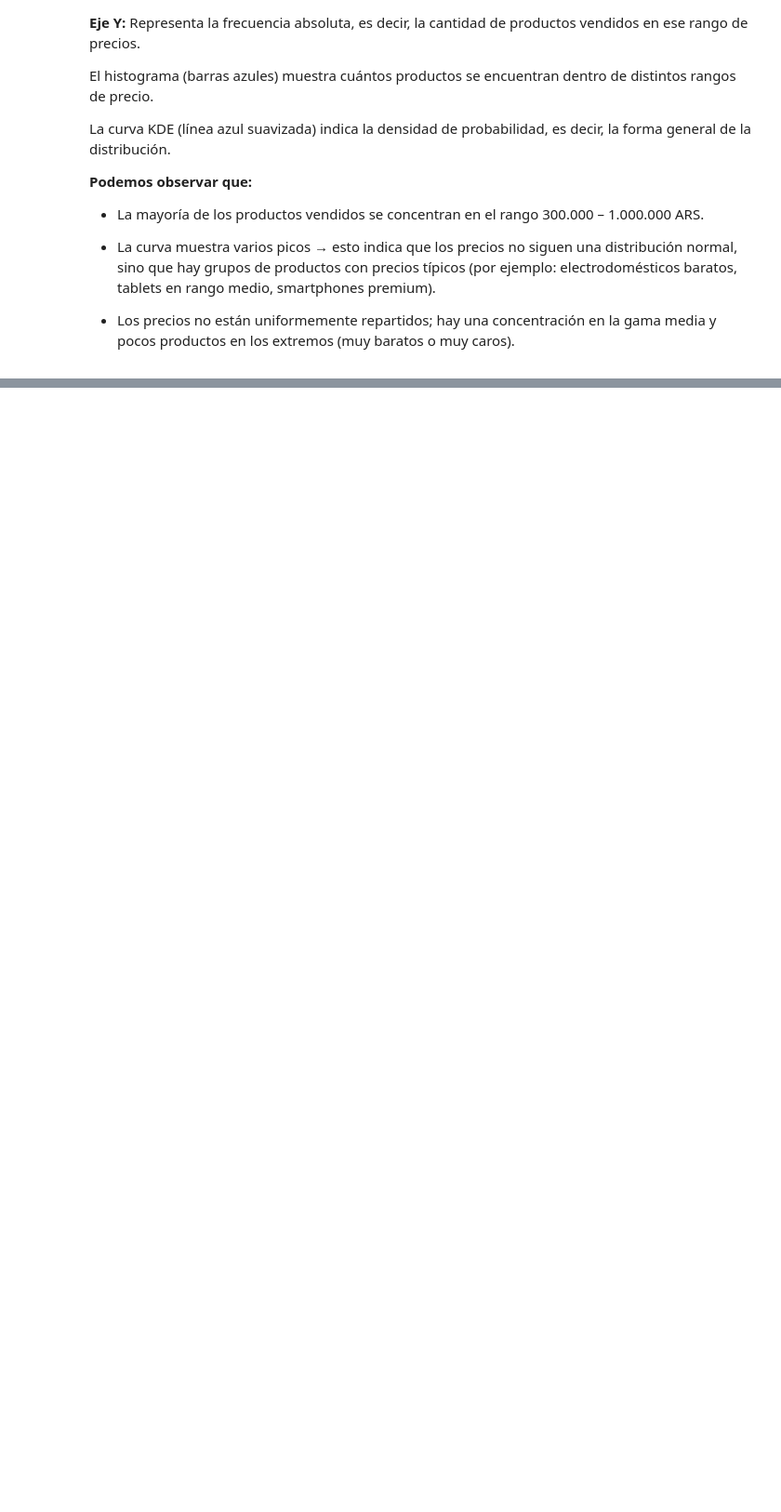
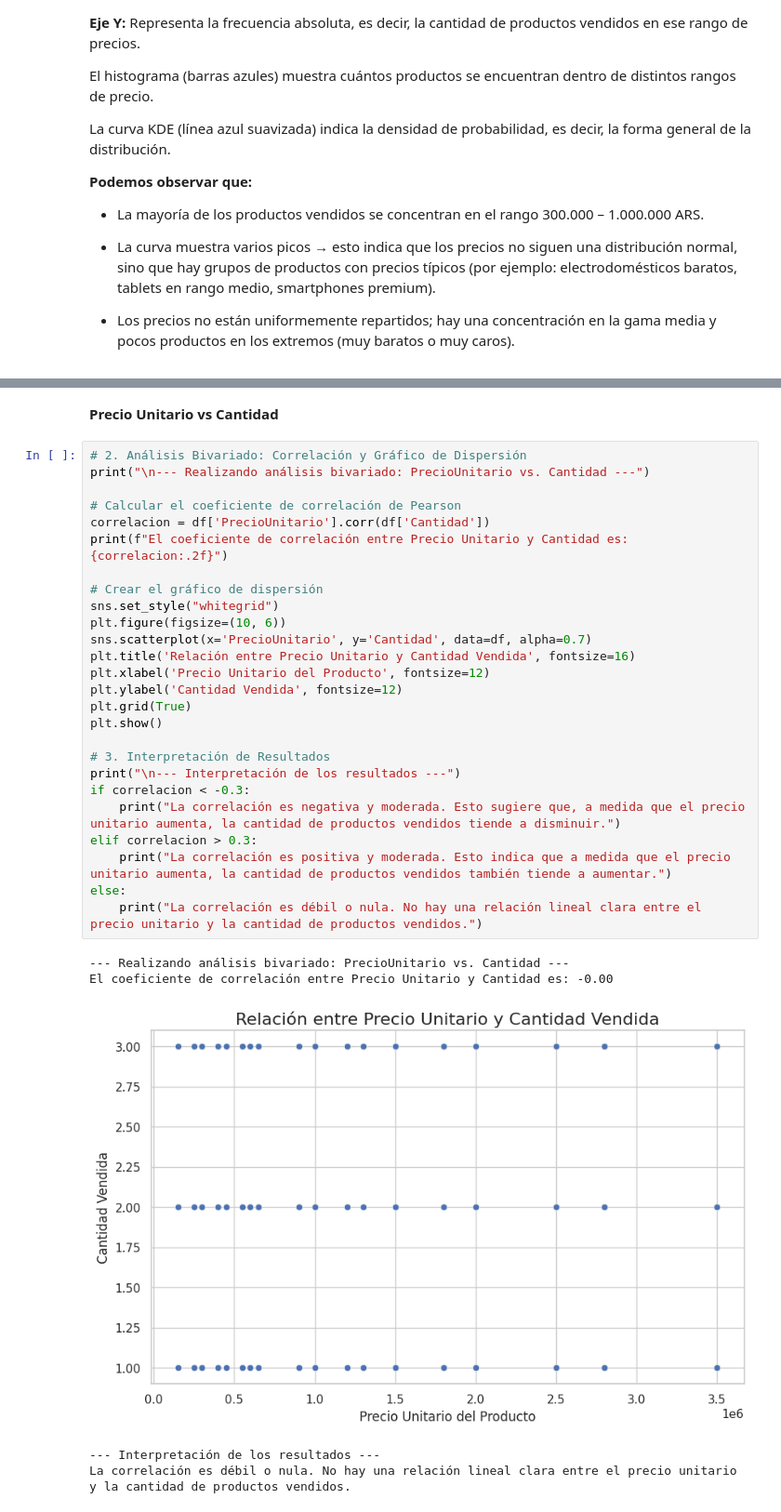
Before and after one commit to andresmd81/DataScience, a Jupyter notebook: ProyectoDS_Parte1_DiazAndres.ipynb, the cells around one changed output, grey strips where cells are left out. Shown: that part at 93% size. Drawn from its saved outputs; the diff is of its cells as text; blank space fills up the shorter version.

```diff
--- a/ProyectoDS_Parte1_DiazAndres.ipynb
+++ b/ProyectoDS_Parte1_DiazAndres.ipynb
@@ -129,0 +156,34 @@ La curva KDE (línea azul suavizada) indica la densidad de probabilidad, es deci
+# %% [markdown]
+**Precio Unitario vs Cantidad**
+# %%
+# 2. Análisis Bivariado: Correlación y Gráfico de Dispersión
+print("\n--- Realizando análisis bivariado: PrecioUnitario vs. Cantidad ---")
+
+# Calcular el coeficiente de correlación de Pearson
+correlacion = df['PrecioUnitario'].corr(df['Cantidad'])
+print(f"El coeficiente de correlación entre Precio Unitario y Cantidad es: {correlacion:.2f}")
+
+# Crear el gráfico de dispersión
+sns.set_style("whitegrid")
+plt.figure(figsize=(10, 6))
+sns.scatterplot(x='PrecioUnitario', y='Cantidad', data=df, alpha=0.7)
+plt.title('Relación entre Precio Unitario y Cantidad Vendida', fontsize=16)
+plt.xlabel('Precio Unitario del Producto', fontsize=12)
+plt.ylabel('Cantidad Vendida', fontsize=12)
+plt.grid(True)
+plt.show()
+
+# 3. Interpretación de Resultados
+print("\n--- Interpretación de los resultados ---")
+if correlacion < -0.3:
+    print("La correlación es negativa y moderada. Esto sugiere que, a medida que el precio unitario aumenta, la cantidad de productos vendidos tiende a disminuir.")
+elif correlacion > 0.3:
+    print("La correlación es positiva y moderada. Esto indica que a medida que el precio unitario aumenta, la cantidad de productos vendidos también tiende a aumentar.")
+else:
+    print("La correlación es débil o nula. No hay una relación lineal clara entre el precio unitario y la cantidad de productos vendidos.")
+# %% [output]
+--- Realizando análisis bivariado: PrecioUnitario vs. Cantidad ---
+El coeficiente de correlación entre Precio Unitario y Cantidad es: -0.00
+[figure, added]
+--- Interpretación de los resultados ---
+La correlación es débil o nula. No hay una relación lineal clara entre el precio unitario y la cantidad de productos vendidos.
```
Also changed, not shown: parts of 8 cells of this notebook.
